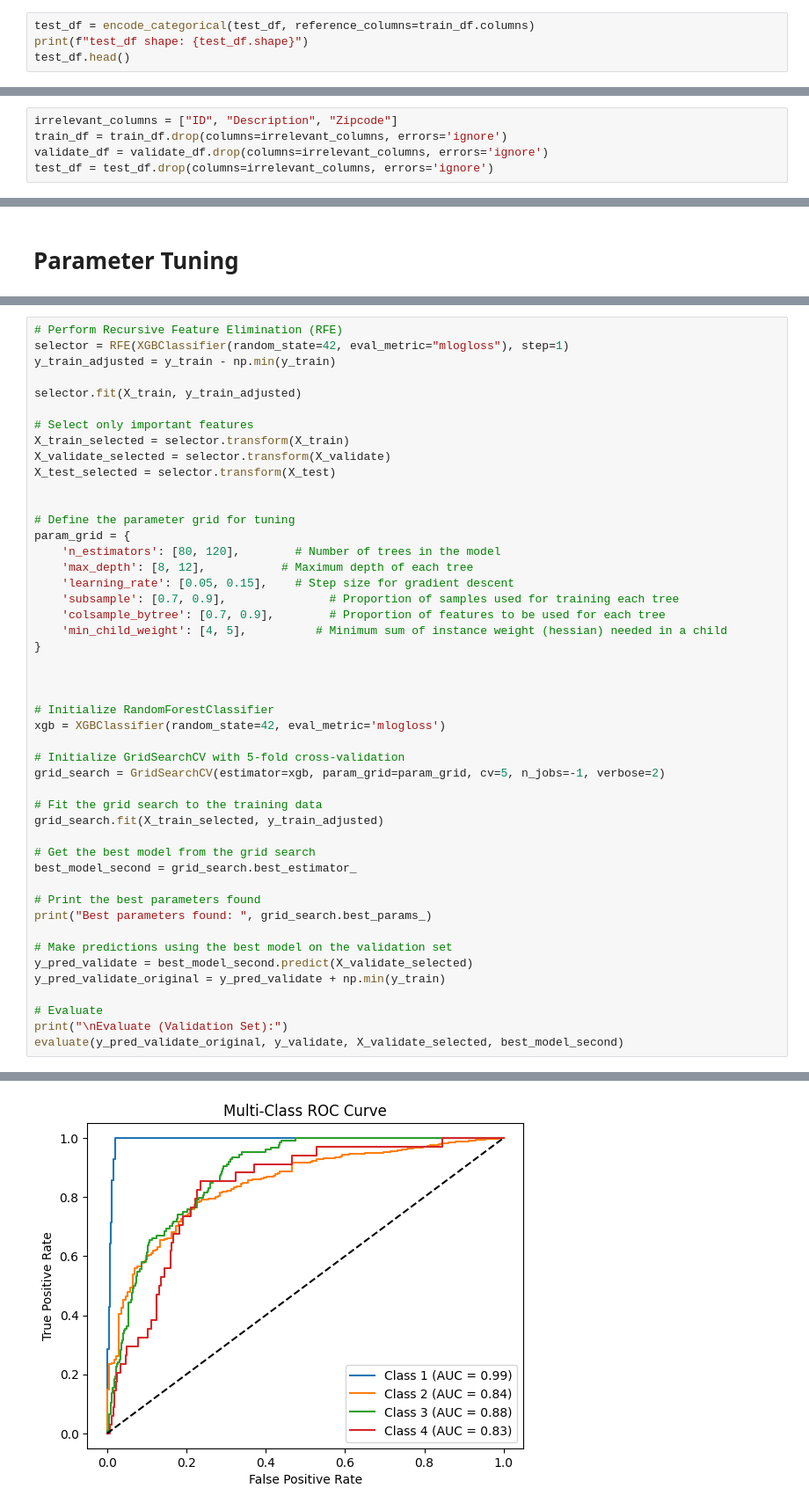
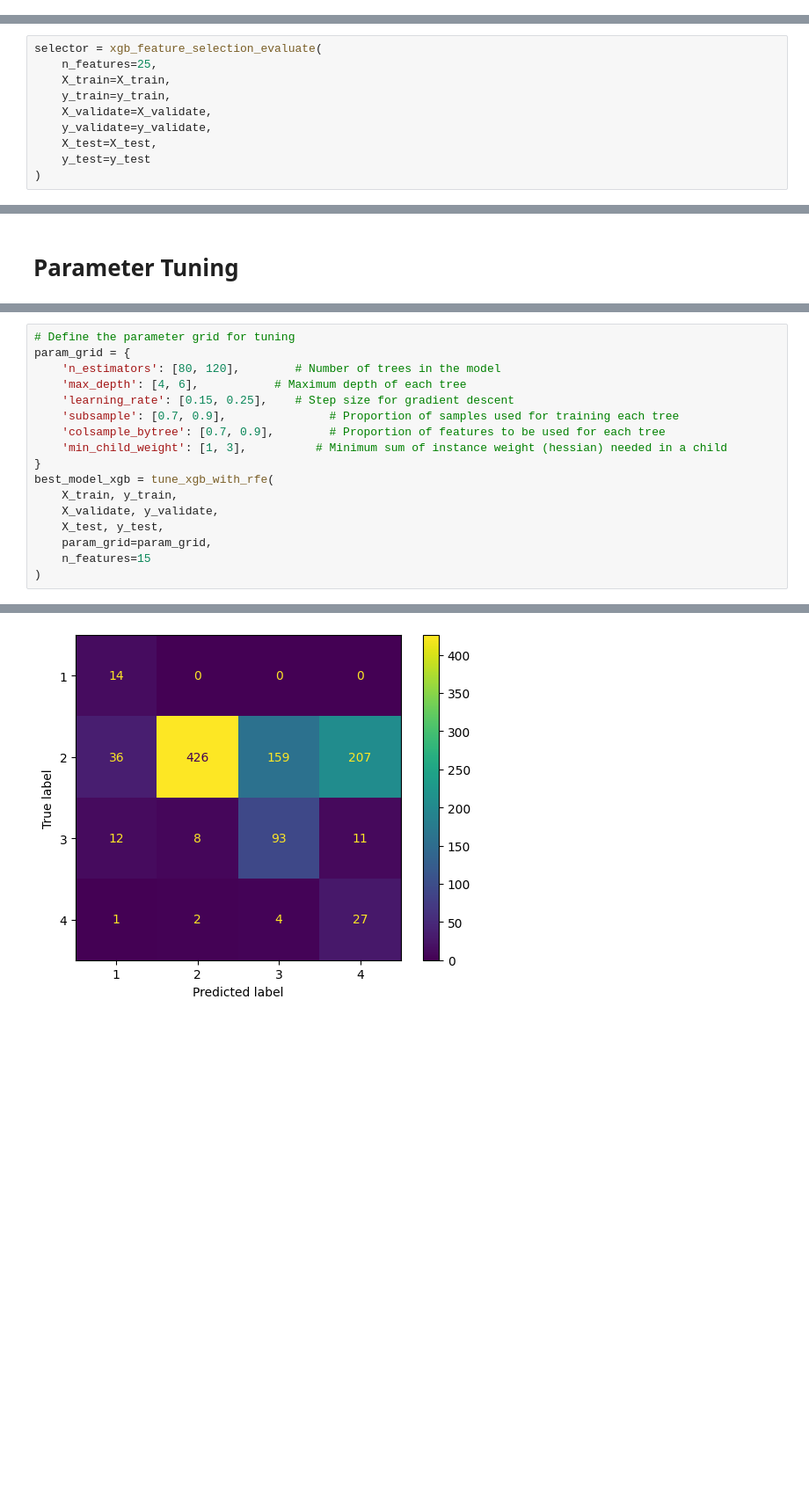
Before and after one commit to win-laeyee/traffic_accident_severity_prediction, a Jupyter notebook: notebooks/models/xgboost_improved_v3.ipynb, the cells around one changed output, grey strips where cells are left out. Shown at 88% size. Saved outputs shown, nothing was run; the diff lists cells and outputs as text; blank space fills up the shorter version.

```diff
--- a/notebooks/models/xgboost_improved_v3.ipynb
+++ b/notebooks/models/xgboost_improved_v3.ipynb
@@ -210,4 +25,0 @@ validate_df shape: (1000, 68)
-# %%
-test_df = encode_categorical(test_df, reference_columns=train_df.columns)
-print(f"test_df shape: {test_df.shape}")
-test_df.head()
@@ -225,8 +26,3 @@ test_df shape: (1000, 68)
-# %%
-irrelevant_columns = ["ID", "Description", "Zipcode"]
-train_df = train_df.drop(columns=irrelevant_columns, errors='ignore')
-validate_df = validate_df.drop(columns=irrelevant_columns, errors='ignore')
-test_df = test_df.drop(columns=irrelevant_columns, errors='ignore')
 # %% [markdown]
 # Evaluation Function
 # %%
@@ -441,0 +352,10 @@ plt.show()
+# %%
+selector = xgb_feature_selection_evaluate(
+    n_features=25,
+    X_train=X_train,
+    y_train=y_train,
+    X_validate=X_validate,
+    y_validate=y_validate,
+    X_test=X_test,
+    y_test=y_test
+)
@@ -512,49 +529,19 @@ Best parameters found:  {'colsample_bytree': 0.8, 'learning_rate': 0.01, 'max_de
 # %%
-# Perform Recursive Feature Elimination (RFE)
-selector = RFE(XGBClassifier(random_state=42, eval_metric="mlogloss"), step=1)
-y_train_adjusted = y_train - np.min(y_train)
-
-selector.fit(X_train, y_train_adjusted)
-
-# Select only important features
-X_train_selected = selector.transform(X_train)
-X_validate_selected = selector.transform(X_validate)
-X_test_selected = selector.transform(X_test)
-
-
 # Define the parameter grid for tuning
 param_grid = {
     'n_estimators': [80, 120],        # Number of trees in the model
-    'max_depth': [8, 12],           # Maximum depth of each tree
-    'learning_rate': [0.05, 0.15],    # Step size for gradient descent
+    'max_depth': [4, 6],           # Maximum depth of each tree
+    'learning_rate': [0.15, 0.25],    # Step size for gradient descent
     'subsample': [0.7, 0.9],               # Proportion of samples used for training each tree
     'colsample_bytree': [0.7, 0.9],        # Proportion of features to be used for each tree
-    'min_child_weight': [4, 5],          # Minimum sum of instance weight (hessian) needed in a child
+    'min_child_weight': [1, 3],          # Minimum sum of instance weight (hessian) needed in a child
 }
-
-
-
-# Initialize RandomForestClassifier
-xgb = XGBClassifier(random_state=42, eval_metric='mlogloss')
-
-# Initialize GridSearchCV with 5-fold cross-validation
-grid_search = GridSearchCV(estimator=xgb, param_grid=param_grid, cv=5, n_jobs=-1, verbose=2)
-
-# Fit the grid search to the training data
-grid_search.fit(X_train_selected, y_train_adjusted)
-
-# Get the best model from the grid search
-best_model_second = grid_search.best_estimator_
-
-# Print the best parameters found
-print("Best parameters found: ", grid_search.best_params_)
-
-# Make predictions using the best model on the validation set
-y_pred_validate = best_model_second.predict(X_validate_selected)
-y_pred_validate_original = y_pred_validate + np.min(y_train)
-
-# Evaluate
-print("\nEvaluate (Validation Set):")
-evaluate(y_pred_validate_original, y_validate, X_validate_selected, best_model_second)
+best_model_xgb = tune_xgb_with_rfe(
+    X_train, y_train,
+    X_validate, y_validate,
+    X_test, y_test,
+    param_grid=param_grid,
+    n_features=15
+)
 # %% [output]
 Fitting 5 folds for each of 64 candidates, totalling 320 fits
@@ -577 +564 @@ Fitting 5 folds for each of 64 candidates, totalling 320 fits
-[figure, old version]
+[figure, new version]
```
Also changed, not shown: parts of 37 cells of this notebook, 3 other files.
